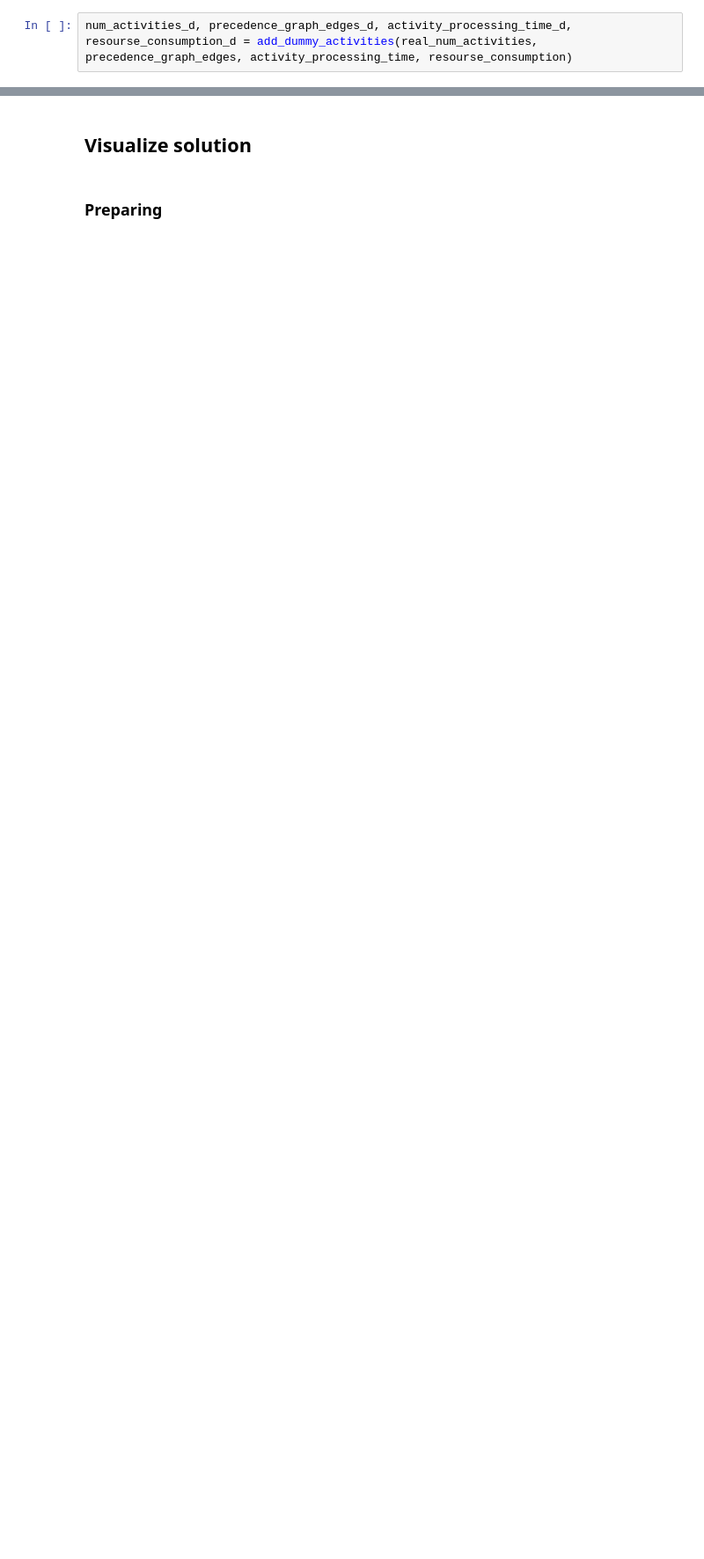
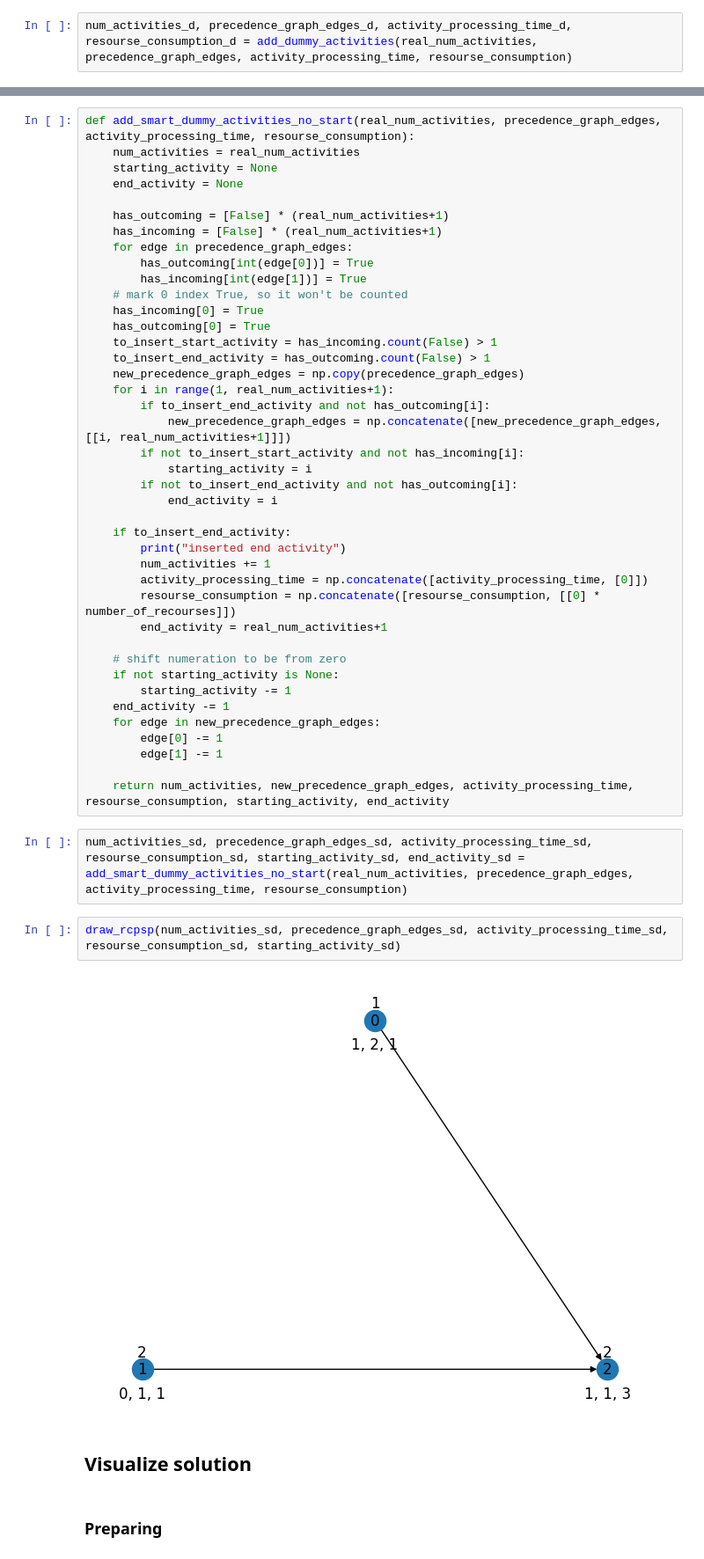
Before and after one commit to Oleksii-Adamov/rcpsp-qaoa, a Jupyter notebook: RCPSP_QAOA_images.ipynb, the cells around one changed output, grey strips where cells are left out. Shown: that part at 88% size. Saved outputs shown, nothing was run; the diff lists cells and outputs as text; blank space fills up the shorter version.

Commit message:
updated RCPSP_QAOA_images

```diff
--- a/RCPSP_QAOA_images.ipynb
+++ b/RCPSP_QAOA_images.ipynb
@@ -181,3 +235,50 @@ draw_rcpsp(num_activities_d, precedence_graph_edges_d, activity_processing_time_
+# %%
+def add_smart_dummy_activities_no_start(real_num_activities, precedence_graph_edges, activity_processing_time, resourse_consumption):
+    num_activities = real_num_activities
+    starting_activity = None
+    end_activity = None
+
+    has_outcoming = [False] * (real_num_activities+1)
+    has_incoming = [False] * (real_num_activities+1)
+    for edge in precedence_graph_edges:
+        has_outcoming[int(edge[0])] = True
+        has_incoming[int(edge[1])] = True
+    # mark 0 index True, so it won't be counted
+    has_incoming[0] = True
+    has_outcoming[0] = True
+    to_insert_start_activity = has_incoming.count(False) > 1
+    to_insert_end_activity = has_outcoming.count(False) > 1
+    new_precedence_graph_edges = np.copy(precedence_graph_edges)
+    for i in range(1, real_num_activities+1):
+        if to_insert_end_activity and not has_outcoming[i]:
+            new_precedence_graph_edges = np.concatenate([new_precedence_graph_edges, [[i, real_num_activities+1]]])
+        if not to_insert_start_activity and not has_incoming[i]:
+            starting_activity = i
+        if not to_insert_end_activity and not has_outcoming[i]:
+            end_activity = i
+
+    if to_insert_end_activity:
+        print("inserted end activity")
+        num_activities += 1
+        activity_processing_time = np.concatenate([activity_processing_time, [0]])
+        resourse_consumption = np.concatenate([resourse_consumption, [[0] * number_of_recourses]])
+        end_activity = real_num_activities+1
+
+    # shift numeration to be from zero
+    if not starting_activity is None:
+        starting_activity -= 1
+    end_activity -= 1
+    for edge in new_precedence_graph_edges:
+        edge[0] -= 1
+        edge[1] -= 1
+
+    return num_activities, new_precedence_graph_edges, activity_processing_time, resourse_consumption, starting_activity, end_activity
+# %%
+num_activities_sd, precedence_graph_edges_sd, activity_processing_time_sd, resourse_consumption_sd, starting_activity_sd, end_activity_sd = add_smart_dummy_activities_no_start(real_num_activities, precedence_graph_edges, activity_processing_time, resourse_consumption)
+# %%
+draw_rcpsp(num_activities_sd, precedence_graph_edges_sd, activity_processing_time_sd, resourse_consumption_sd, starting_activity_sd)
+# %% [output]
+[figure, added]
 # %% [markdown]
 ## Visualize solution
 # %% [markdown]
```
Also changed, not shown: parts of 9 cells of this notebook.
